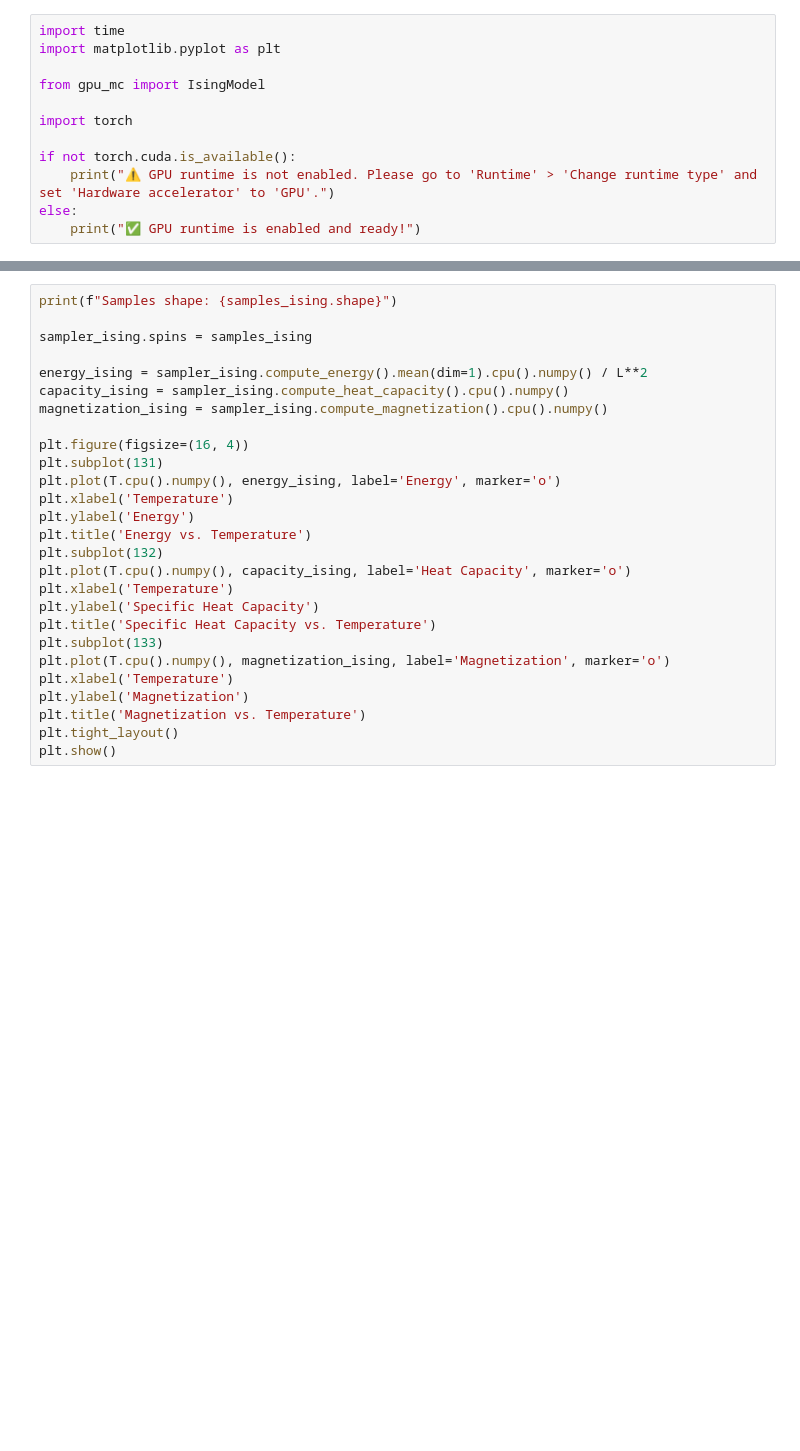
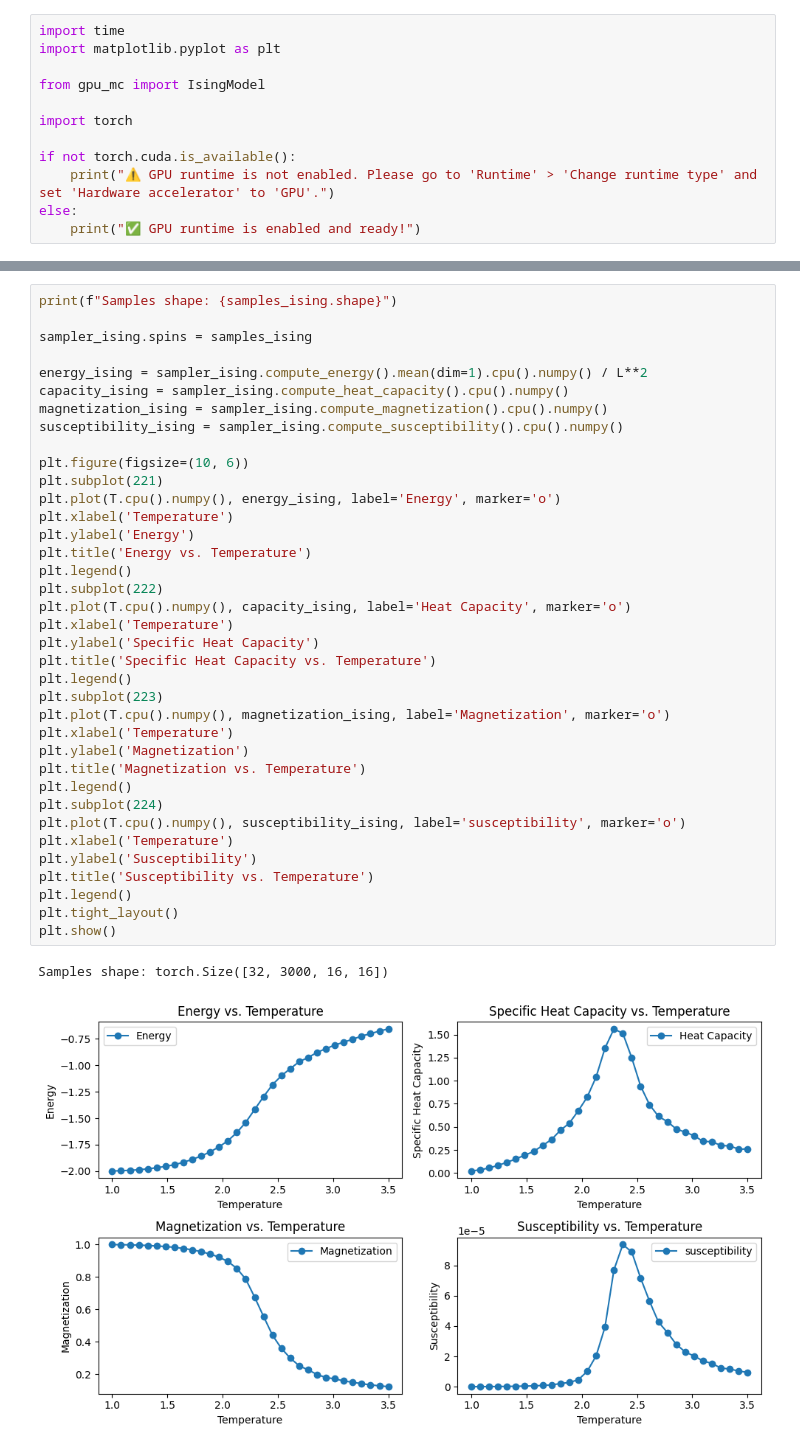
Before and after one commit to ToelUl/Thermal-Phase-Transition-MC-GPU-Simulation, a Jupyter notebook: Ising_model.ipynb, the cells around one changed output, grey strips where cells are left out. Cells and saved outputs as stored; diff of their text form; blank space fills up the shorter version.

```diff
--- a/Ising_model.ipynb
+++ b/Ising_model.ipynb
@@ -35,27 +37,40 @@ print(f"Elapsed time: {end - start:.2f} s")
 # %%
 print(f"Samples shape: {samples_ising.shape}")
 
 sampler_ising.spins = samples_ising
 
 energy_ising = sampler_ising.compute_energy().mean(dim=1).cpu().numpy() / L**2
 capacity_ising = sampler_ising.compute_heat_capacity().cpu().numpy()
 magnetization_ising = sampler_ising.compute_magnetization().cpu().numpy()
+susceptibility_ising = sampler_ising.compute_susceptibility().cpu().numpy()
 
-plt.figure(figsize=(16, 4))
-plt.subplot(131)
+plt.figure(figsize=(10, 6))
+plt.subplot(221)
 plt.plot(T.cpu().numpy(), energy_ising, label='Energy', marker='o')
 plt.xlabel('Temperature')
 plt.ylabel('Energy')
 plt.title('Energy vs. Temperature')
-plt.subplot(132)
+plt.legend()
+plt.subplot(222)
 plt.plot(T.cpu().numpy(), capacity_ising, label='Heat Capacity', marker='o')
 plt.xlabel('Temperature')
 plt.ylabel('Specific Heat Capacity')
 plt.title('Specific Heat Capacity vs. Temperature')
-plt.subplot(133)
+plt.legend()
+plt.subplot(223)
 plt.plot(T.cpu().numpy(), magnetization_ising, label='Magnetization', marker='o')
 plt.xlabel('Temperature')
 plt.ylabel('Magnetization')
 plt.title('Magnetization vs. Temperature')
+plt.legend()
+plt.subplot(224)
+plt.plot(T.cpu().numpy(), susceptibility_ising, label='susceptibility', marker='o')
+plt.xlabel('Temperature')
+plt.ylabel('Susceptibility')
+plt.title('Susceptibility vs. Temperature')
+plt.legend()
 plt.tight_layout()
 plt.show()
+# %% [output]
+Samples shape: torch.Size([32, 3000, 16, 16])
+[figure, added]
```
Also changed, not shown: parts of 1 cell of this notebook, 4 other files.
